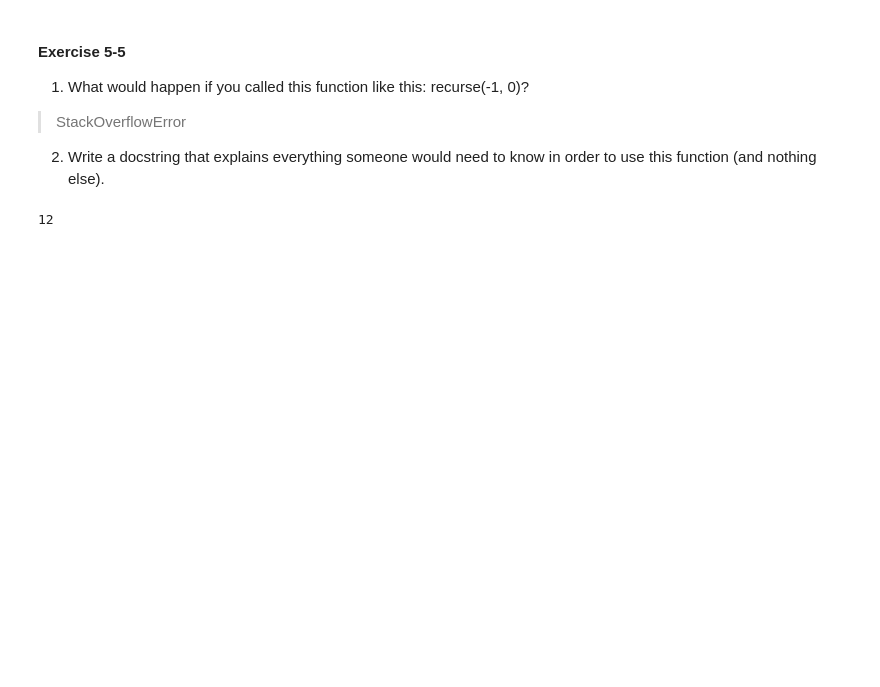
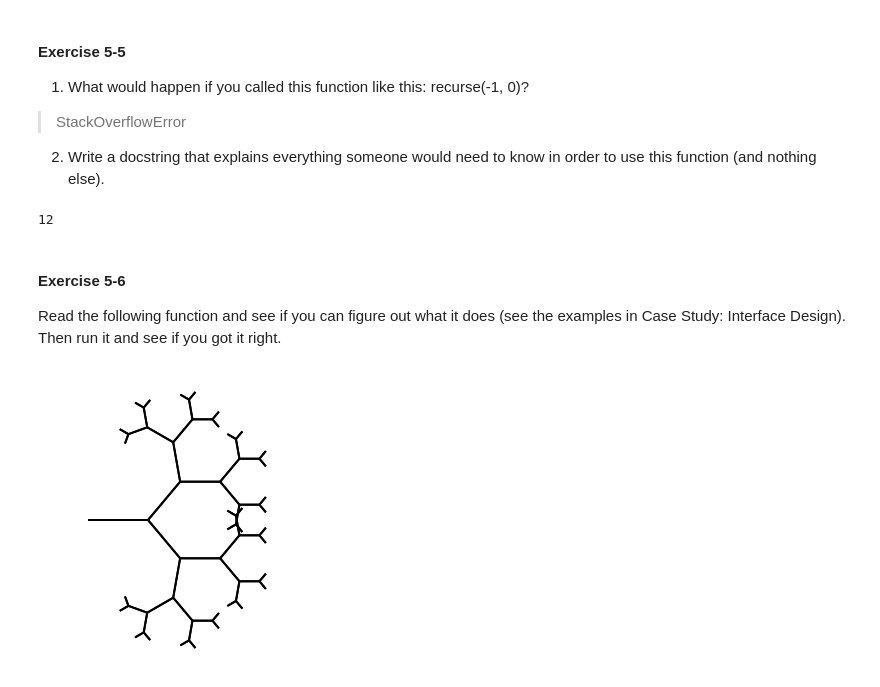
Before and after one commit to tudoanh/julia_code, a Jupyter notebook: Think Julia Exercises.ipynb, the cells around one changed output. Cells and saved outputs as stored; diff of their text form; code cells hidden in the pictures; blank space fills up the shorter version.

```diff
--- a/Think Julia Exercises.ipynb
+++ b/Think Julia Exercises.ipynb
@@ -413,3 +413,28 @@ end
 recurse(4, 2)
 # %% [output]
 12
+# %% [markdown]
+#### Exercise 5-6
+Read the following function and see if you can figure out what it does (see the examples in Case Study: Interface Design). Then run it and see if you got it right.
+# %%
+🐢 = Turtle(-100, 0)
+
+function ex_draw(t, length, n)
+    if n == 0
+        return
+    end
+    angle = 50
+    forward(t, length*n)
+    turn(t, -angle)
+    ex_draw(t, length, n-1)
+    turn(t, 2*angle)
+    ex_draw(t, length, n-1)
+    turn(t, -angle)
+    forward(t, -length*n)
+end
+
+@draw begin
+    ex_draw(🐢, 10, 6)
+end 300 300
+# %% [output]
+[figure, added]
```
Also changed, not shown: parts of 3 cells of this notebook.
